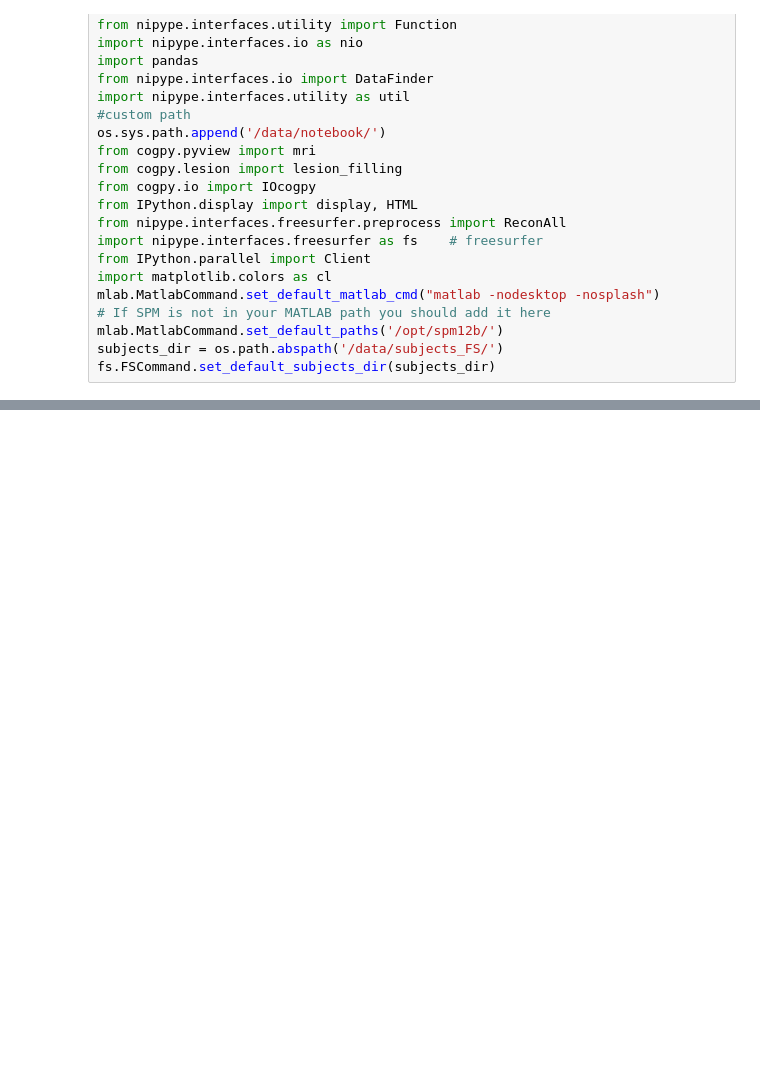
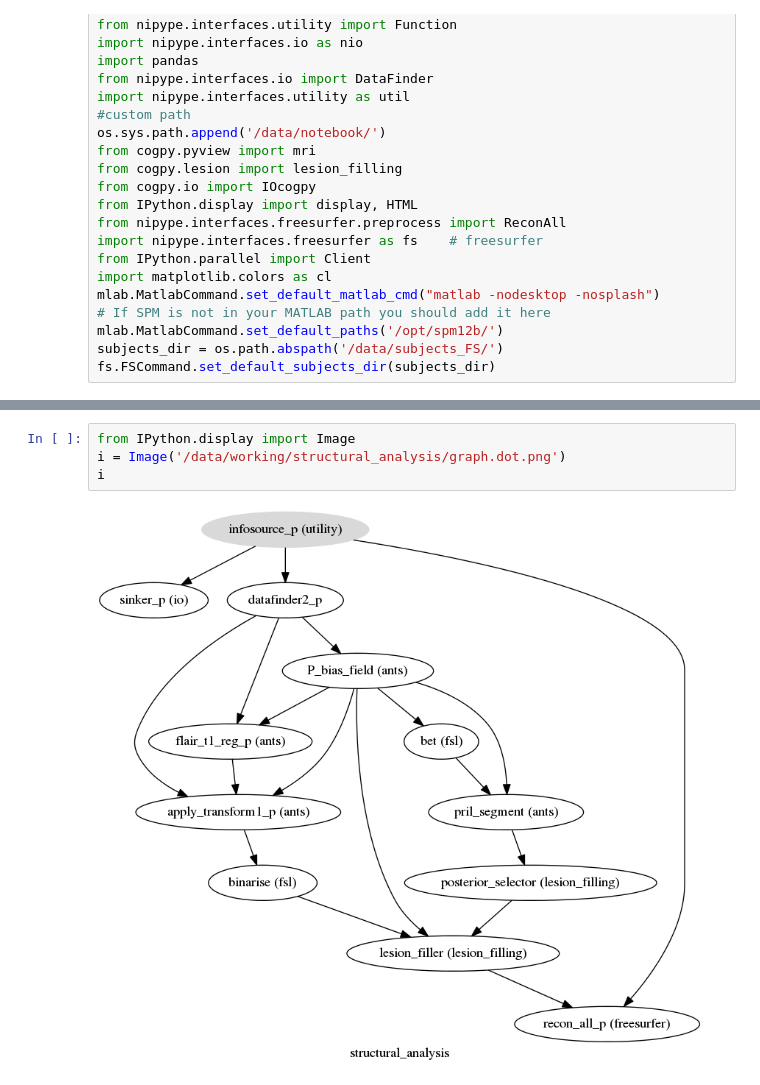
Before and after one commit to armaneshaghi/DCMPy, a Jupyter notebook: notebook/Quality_check.ipynb, the cells around one changed output, grey strips where cells are left out. Saved outputs shown, nothing was run; the diff lists cells and outputs as text; blank space fills up the shorter version.

```diff
--- a/notebook/Quality_check.ipynb
+++ b/notebook/Quality_check.ipynb
@@ -47,0 +192,6 @@ problematic_FS = ['tp2_gA_P1', #lesion map was redrawn
+# %%
+from IPython.display import Image
+i = Image('/data/working/structural_analysis/graph.dot.png')
+i
+# %% [output]
+[figure, added]
```
Also changed, not shown: parts of 7 cells of this notebook, 2 other files.
